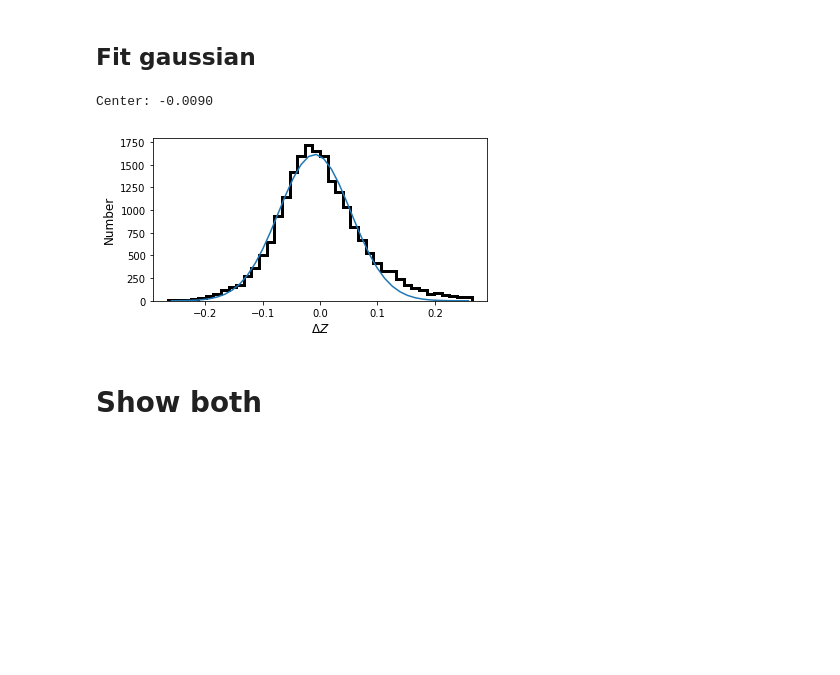
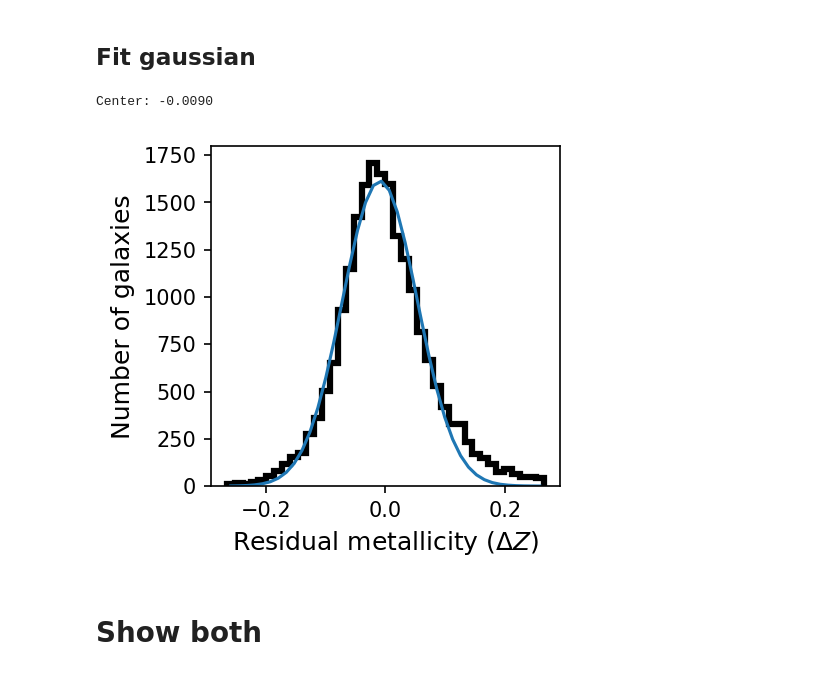
Before and after one commit to jwuphysics/galaxy-cnns, a Jupyter notebook: notebook/paper/03-metallicity_distribution.ipynb, the cells around one changed output. Cells and saved outputs as stored; diff of their text form; code cells hidden in the pictures; blank space fills up the shorter version.

```diff
--- a/notebook/paper/03-metallicity_distribution.ipynb
+++ b/notebook/paper/03-metallicity_distribution.ipynb
@@ -89,33 +89,34 @@ Bin size: 0.0066
 # %% [markdown]
 ## Fit gaussian
 # %%
-fig, ax = plt.subplots(1, 1, figsize=(6, 3))
+fig, ax = plt.subplots(1, 1, figsize=(3, 3), dpi=150)
 
 n, bin_edges, _ = ax.hist(res, bins=bins, range=histrange_res, color='k', histtype='step', lw=3)
 
 # fit gaussian
 def gaussian(x, amp, mu, std):
     return amp*np.exp(-(x-mu)**2 / (2*std**2))
 
 def mse_loss(params, x, y):
     return np.sum((gaussian(x, *params) - y)**2)
 
 
 bin_centers = (bin_edges[:-1]+bin_edges[1:]) / 2
 
 result = minimize(mse_loss, [1500, 0, 0.07], args=(bin_centers, n))
 
 fit_normal = gaussian(bin_centers, *result['x'])
 
 ax.plot(bin_centers, fit_normal, label='Best fit normal')
 
 print(f'Center: {result["x"][1]:.04f}')
 
-ax.set_xlabel('$\Delta Z$', fontsize=12)
-ax.set_ylabel('Number', fontsize=12);
+
+ax.set_xlabel('Residual metallicity ($\Delta Z$)', fontsize=12)
+ax.set_ylabel('Number of galaxies', fontsize=12);
 # %% [output]
 Center: -0.0090
-[figure, old version]
+[figure, new version]
 # %% [markdown]
 # Show both
 # %%
```
Also changed, not shown: parts of 1 cell of this notebook, 6 other files.
